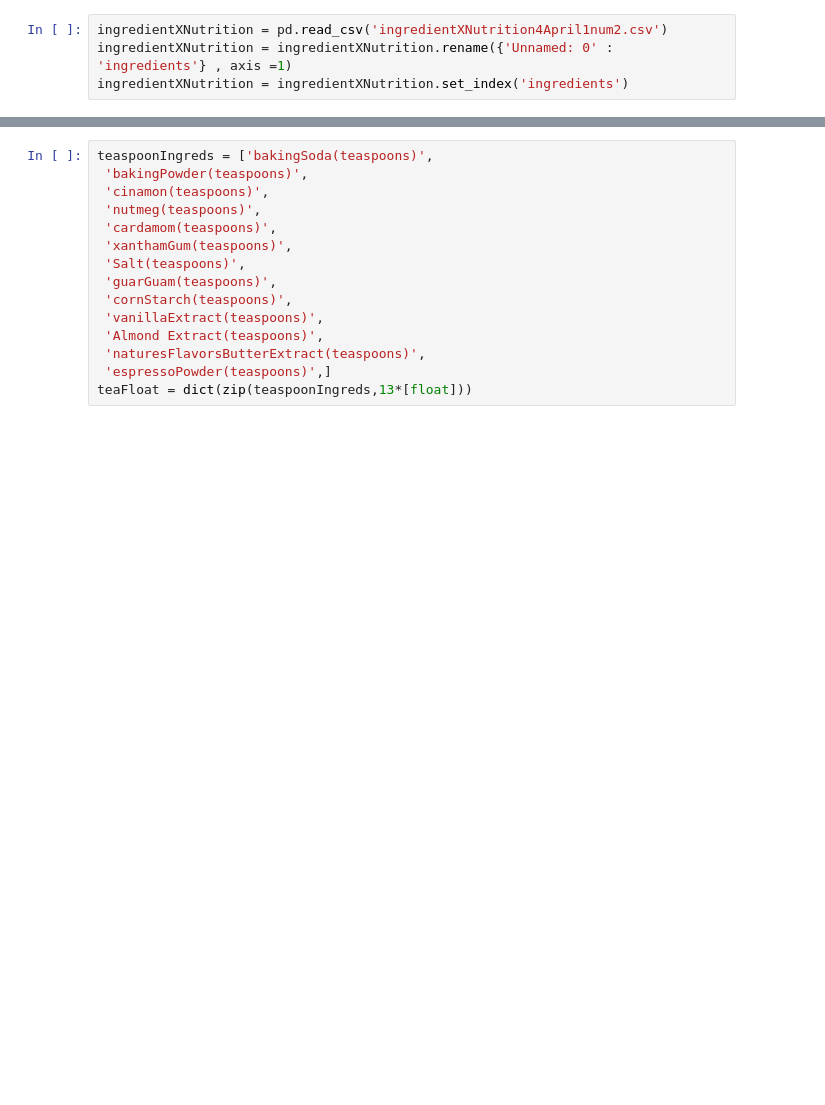
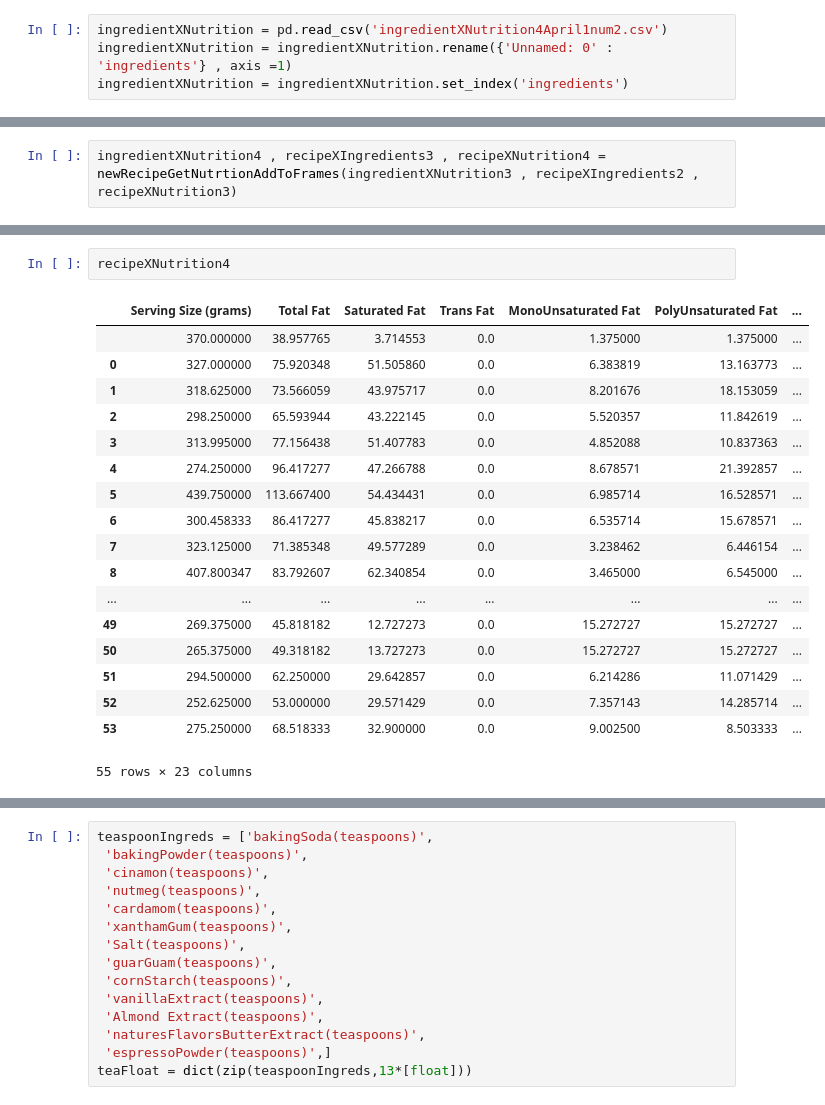
Before and after one commit to maxdickinson/DataTables, a Jupyter notebook: april2ndMakeFunctionNewRecipesToNutrition.ipynb, the cells around one changed output, grey strips where cells are left out. Cells and saved outputs as stored; diff of their text form; blank space fills up the shorter version.

```diff
--- a/april2ndMakeFunctionNewRecipesToNutrition.ipynb
+++ b/april2ndMakeFunctionNewRecipesToNutrition.ipynb
@@ -87,0 +214,2 @@ Name: 0, dtype: float64
+# %%
+ingredientXNutrition4 , recipeXIngredients3 , recipeXNutrition4 = newRecipeGetNutrtionAddToFrames(ingredientXNutrition3 , recipeXIngredients2 , recipeXNutrition3)
@@ -87,0 +320,21 @@ Name: 0, dtype: float64
+# %%
+recipeXNutrition4
+# %% [output]
+|  | Serving Size (grams) | Total Fat | Saturated Fat | Trans Fat | MonoUnsaturated Fat | PolyUnsaturated Fat | ... |
+|  | 370.000000 | 38.957765 | 3.714553 | 0.0 | 1.375000 | 1.375000 | ... |
+| 0 | 327.000000 | 75.920348 | 51.505860 | 0.0 | 6.383819 | 13.163773 | ... |
+| 1 | 318.625000 | 73.566059 | 43.975717 | 0.0 | 8.201676 | 18.153059 | ... |
+| 2 | 298.250000 | 65.593944 | 43.222145 | 0.0 | 5.520357 | 11.842619 | ... |
+| 3 | 313.995000 | 77.156438 | 51.407783 | 0.0 | 4.852088 | 10.837363 | ... |
+| 4 | 274.250000 | 96.417277 | 47.266788 | 0.0 | 8.678571 | 21.392857 | ... |
+| 5 | 439.750000 | 113.667400 | 54.434431 | 0.0 | 6.985714 | 16.528571 | ... |
+| 6 | 300.458333 | 86.417277 | 45.838217 | 0.0 | 6.535714 | 15.678571 | ... |
+| 7 | 323.125000 | 71.385348 | 49.577289 | 0.0 | 3.238462 | 6.446154 | ... |
+| 8 | 407.800347 | 83.792607 | 62.340854 | 0.0 | 3.465000 | 6.545000 | ... |
+| ... | ... | ... | ... | ... | ... | ... | ... |
+| 49 | 269.375000 | 45.818182 | 12.727273 | 0.0 | 15.272727 | 15.272727 | ... |
+| 50 | 265.375000 | 49.318182 | 13.727273 | 0.0 | 15.272727 | 15.272727 | ... |
+| 51 | 294.500000 | 62.250000 | 29.642857 | 0.0 | 6.214286 | 11.071429 | ... |
+| 52 | 252.625000 | 53.000000 | 29.571429 | 0.0 | 7.357143 | 14.285714 | ... |
+| 53 | 275.250000 | 68.518333 | 32.900000 | 0.0 | 9.002500 | 8.503333 | ... |
+55 rows × 23 columns
```
Also changed, not shown: parts of 56 cells of this notebook, 3 other files.
